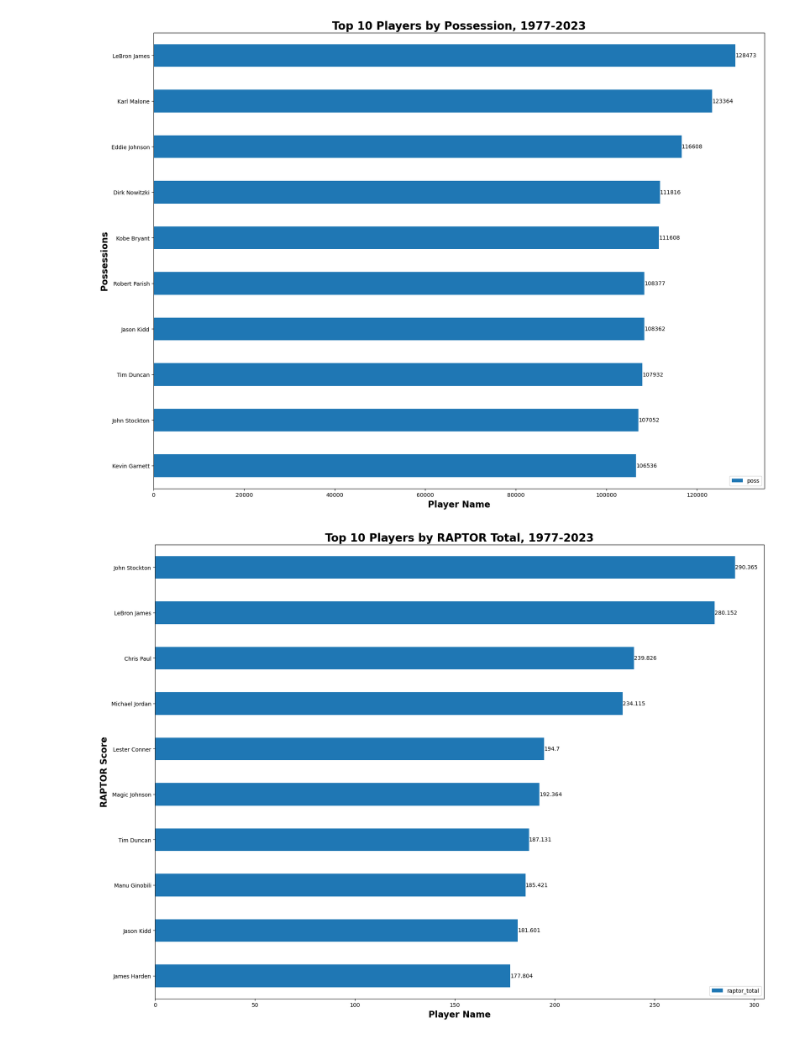
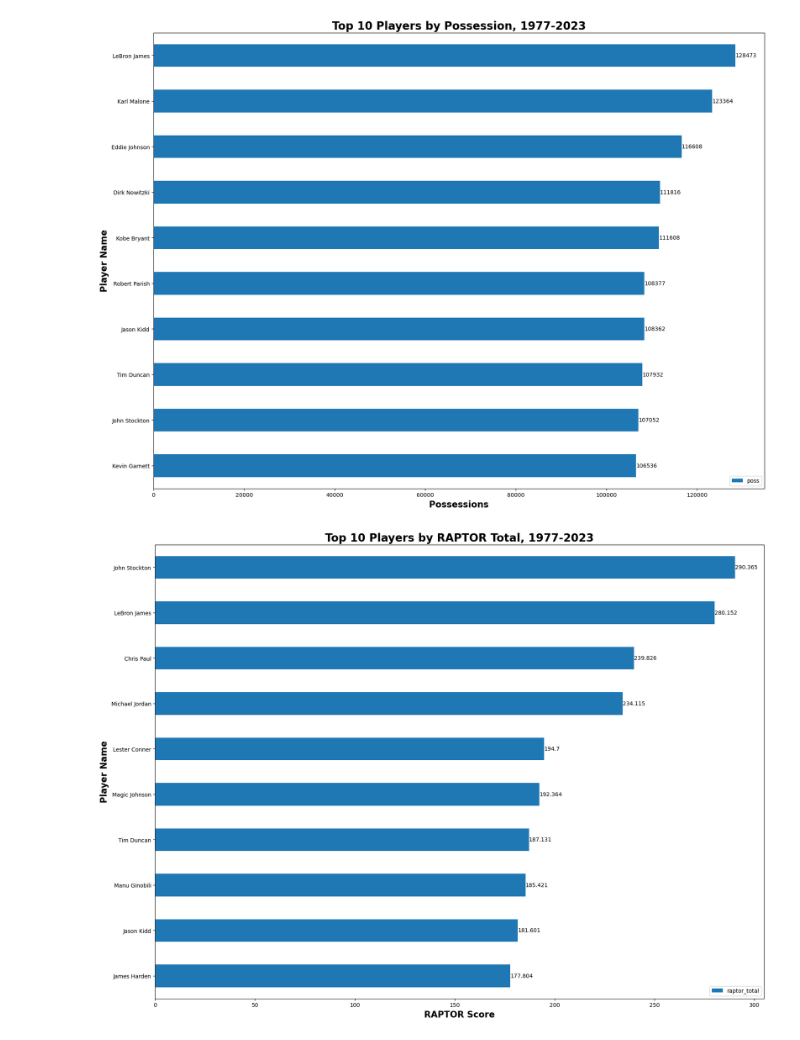
Before and after one commit to UzmaSayyeda/Project01, a Jupyter notebook: Merged Datasets.ipynb, the cells around one changed output. Drawn from its saved outputs; the diff is of its cells as text; code cells hidden in the pictures.

```diff
--- a/Merged Datasets.ipynb
+++ b/Merged Datasets.ipynb
@@ -75,0 +76,6 @@ merged_df_fill = merged_df.fillna(0)
+# %%
+merged_df.fillna(0, inplace=True)
+# %%
+# showcasing that there is no more NaN/Null
+clean_merged_df = merged_df
+clean_merged_df.isnull().sum()
@@ -94,11 +118,11 @@ merged_df_fill
 # %%
 # creating a full list of players from both sets of data based on possessions and total RAPTOR scores.
 
-possession = merged_df_fill.groupby("player_name")["poss"].sum()
-raptor_total = merged_df_fill.groupby("player_name")["raptor_total"].sum()
+possession = clean_merged_df.groupby("player_name")["poss"].sum()
+raptor_total = clean_merged_df.groupby("player_name")["raptor_total"].sum()
 
-possession_df = pd.DataFrame(possesion)
-possession_df = possesion_df.sort_values(by="poss",ascending=False)
+possession_df = pd.DataFrame(possession)
+possession_df.sort_values(by="poss", ascending=False, inplace=True)
 
 raptor_total_df = pd.DataFrame(raptor_total)
-raptor_total_df = raptor_total_df.sort_values(by="raptor_total",ascending=False)
+raptor_total_df.sort_values(by="raptor_total", ascending=False, inplace=True)
@@ -159,13 +181,13 @@ plt.show()
 # %%
 # graphing top 10 players by possession
 
 ax = raptor_total_top.plot(kind="barh", figsize=(20,15))
 ax.bar_label(ax.containers[0])
 plt.title("Top 10 Players by RAPTOR Total, 1977-2023", weight="bold", fontsize=20)
-plt.xlabel("Player Name", weight="bold", fontsize=16)
-plt.ylabel("RAPTOR Score", weight="bold", fontsize=16)
+plt.xlabel("RAPTOR Score", weight="bold", fontsize=16)
+plt.ylabel("Player Name", weight="bold", fontsize=16)
 plt.gca().invert_yaxis()
 
 plt.show()
 # %% [output]
-[figure, old version]
+[figure, new version]
```
Also changed, not shown: parts of 16 cells of this notebook, 3 other files.
